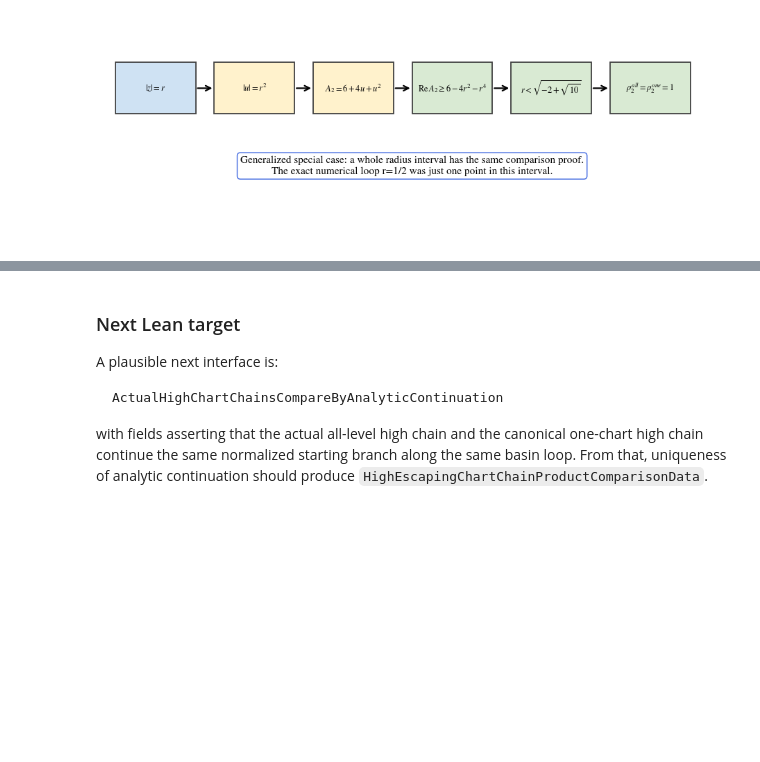
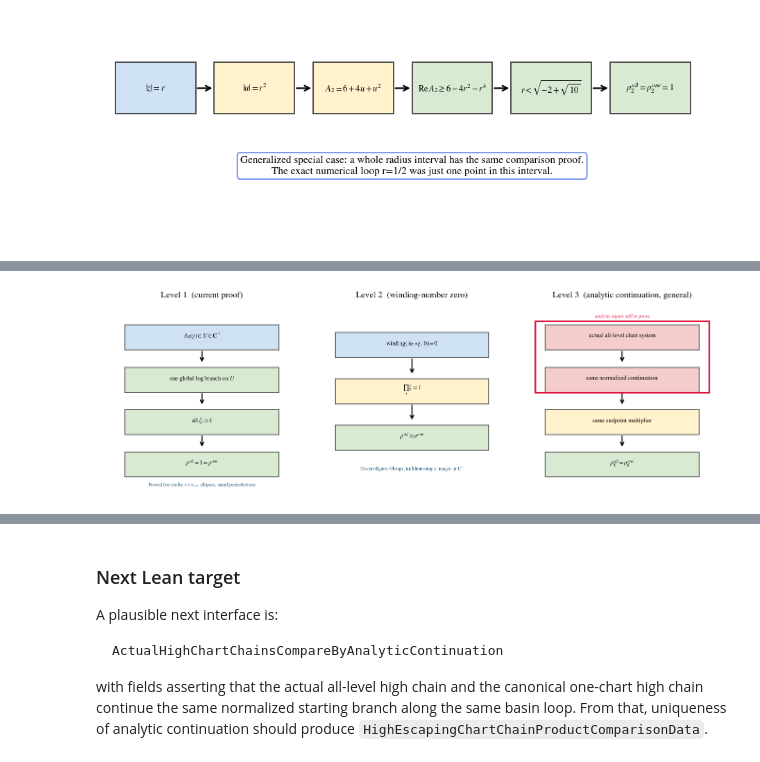
Before and after one commit to kirill-kondrashov/mlc, a Jupyter notebook: notebooks/plan08_chart_chain_monodromy_blocker.ipynb, the cells around one changed output, grey strips where cells are left out. Drawn from its saved outputs; the diff is of its cells as text; code cells hidden in the pictures; blank space fills up the shorter version.

```diff
--- a/notebooks/plan08_chart_chain_monodromy_blocker.ipynb
+++ b/notebooks/plan08_chart_chain_monodromy_blocker.ipynb
@@ -1546,3 +1592,76 @@ This still does not prove the fully general comparison theorem, but it enlarges
+# %%
+fig, axes = plt.subplots(1, 3, figsize=(13.5, 4.6))
+
+def draw_box(ax, y, label, color):
+    ax.add_patch(Rectangle((0.12, y - 0.075), 0.76, 0.13,
+                            fc=color, ec='0.3', lw=1.2))
+    ax.text(0.50, y, label, ha='center', va='center', fontsize=9)
+
+ys4 = np.linspace(0.82, 0.16, 4)
+
+# Level 1: simply-connected domain (current proof)
+ax = axes[0]
+ax.axis('off')
+ax.set_title('Level 1  (current proof)')
+level1 = [
+    (r'$A_K(\gamma)\subset U\subset\mathbf{C}^*$', '#cfe2f3'),
+    (r'one global log branch on $U$', '#d9ead3'),
+    (r'all $\zeta_i=1$', '#d9ead3'),
+    (r'$\rho^{all}=1=\rho^{one}$', '#d9ead3'),
+]
+for (lab, col), y in zip(level1, ys4):
+    draw_box(ax, y, lab, col)
+for y0, y1 in zip(ys4[:-1], ys4[1:]):
+    ax.add_patch(FancyArrowPatch((0.50, y0 - 0.075), (0.50, y1 + 0.075),
+                                 arrowstyle='->', mutation_scale=13, lw=1.6))
+ax.text(0.50, 0.04, r'Proved for circles $r<r_{crit}$, ellipses, small perturbations',
+        ha='center', fontsize=7.5, color='#1a5276')
+
+# Level 2: winding-number zero
+ax = axes[1]
+ax.axis('off')
+ax.set_title('Level 2  (winding-number zero)')
+level2 = [
+    (r'winding$(A_K\circ\gamma,\;0)=0$', '#cfe2f3'),
+    (r'$\prod_i\zeta_i = 1$', '#fff2cc'),
+    (r'$\rho^{all}=\rho^{one}$', '#d9ead3'),
+]
+ys3 = np.linspace(0.78, 0.30, 3)
+for (lab, col), y in zip(level2, ys3):
+    draw_box(ax, y, lab, col)
+for y0, y1 in zip(ys3[:-1], ys3[1:]):
+    ax.add_patch(FancyArrowPatch((0.50, y0 - 0.075), (0.50, y1 + 0.075),
+                                 arrowstyle='->', mutation_scale=13, lw=1.6))
+ax.text(0.50, 0.12, r'Covers figure-8 loops; null-homotopic images in $\mathbf{C}^*$',
+        ha='center', fontsize=7.5, color='#1a5276')
+
+# Level 3: analytic continuation uniqueness (remaining)
+ax = axes[2]
+ax.axis('off')
+ax.set_title('Level 3  (analytic continuation, general)')
+level3 = [
+    (r'actual all-level chart system', '#f4cccc'),
+    (r'same normalized continuation', '#f4cccc'),
+    (r'same endpoint multiplier', '#fff2cc'),
+    (r'$\rho_K^{all}=\rho_K^{one}$', '#d9ead3'),
+]
+for (lab, col), y in zip(level3, ys4):
+    draw_box(ax, y, lab, col)
+for y0, y1 in zip(ys4[:-1], ys4[1:]):
+    ax.add_patch(FancyArrowPatch((0.50, y0 - 0.075), (0.50, y1 + 0.075),
+                                 arrowstyle='->', mutation_scale=13, lw=1.6))
+# red frame wrapping the two ANALYTIC INPUT boxes (top two)
+bot = ys4[1] - 0.075   # bottom of box 1 = 0.505 approx
+top = ys4[0] + 0.075   # top of box 0    = 0.895 approx
+ax.add_patch(Rectangle((0.07, bot), 0.86, top - bot,
+                        fill=False, ec='crimson', lw=2.3))
+ax.text(0.50, top + 0.02, 'analytic inputs still to prove',
+        ha='center', fontsize=7.5, color='crimson', style='italic')
+
+plt.tight_layout()
+plt.show()
+# %% [output]
+[figure, added]
 # %%
 
 fig, axes = plt.subplots(1, 2, figsize=(12, 4.7))
```
Also changed, not shown: parts of 4 cells of this notebook.
